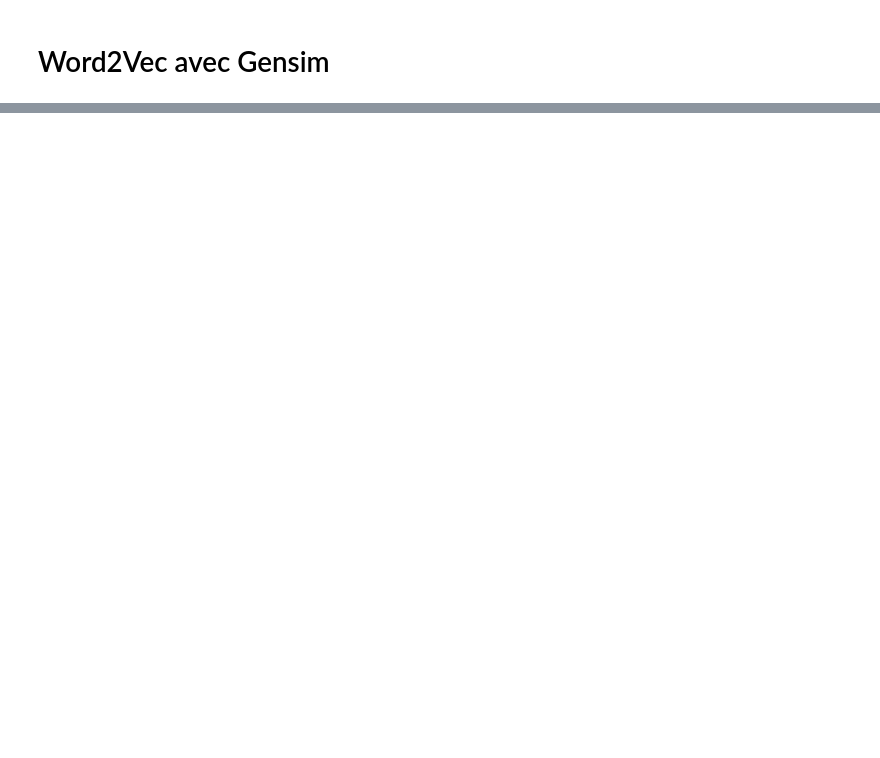
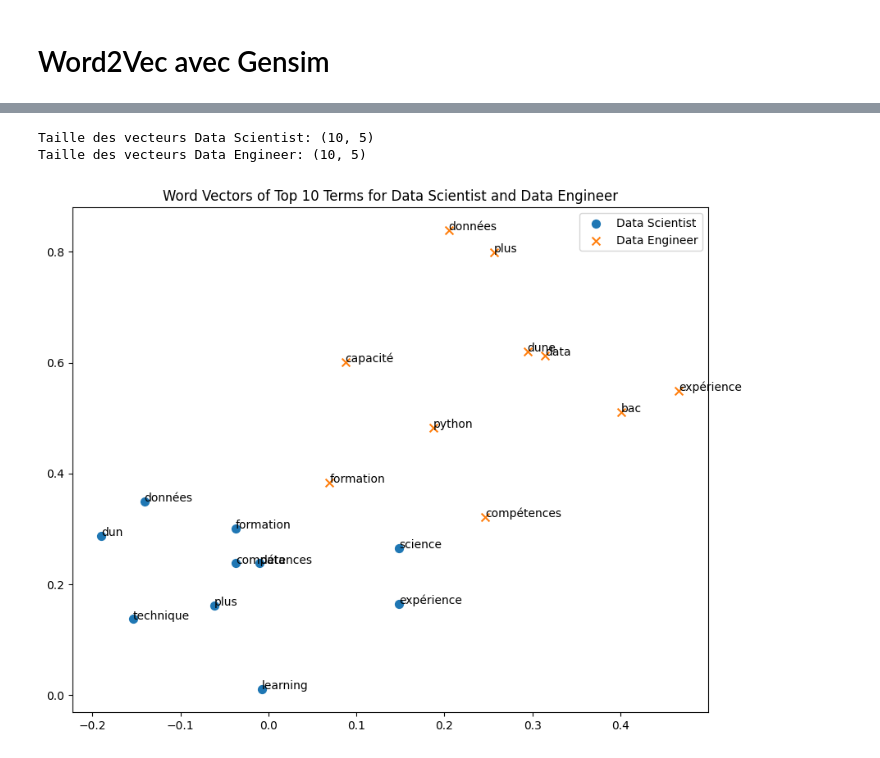
Before and after one commit to Abdouragit/Text_mining, a Jupyter notebook: Wordtovec.ipynb, the cells around one changed output, grey strips where cells are left out. Saved outputs shown, nothing was run; the diff lists cells and outputs as text; code cells hidden in the pictures; blank space fills up the shorter version.

```diff
--- a/Wordtovec.ipynb
+++ b/Wordtovec.ipynb
@@ -724,0 +257,7 @@ jobs.to_csv('jobs_combine.csv', index=False)
+# %%
+# Extraire les termes les plus fréquents dans chaque modèle
+terms_data_scientist = list(wordsDS.index_to_key)
+terms_data_engineer = list(wordsDE.index_to_key)
+# %%
+top_terms_data_scientist = terms_data_scientist[:10]
+top_terms_data_engineer = terms_data_engineer[:10]
@@ -724,0 +267,34 @@ jobs.to_csv('jobs_combine.csv', index=False)
+# %%
+# Extraire les vecteurs des termes communs
+vectors_data_scientist = wordsDS[top_terms_data_scientist]
+vectors_data_engineer = wordsDE[top_terms_data_engineer]
+# %%
+# Créer un DataFrame pour faciliter la manipulation des données
+df_scientist = pd.DataFrame(vectors_data_scientist, columns=[f'V{i}' for i in range(vectors_data_scientist.shape[1])], index=top_terms_data_scientist)
+df_engineer = pd.DataFrame(vectors_data_engineer, columns=[f'V{i}' for i in range(vectors_data_engineer.shape[1])], index=top_terms_data_engineer)
+# %%
+# Afficher la taille des vecteurs
+print("Taille des vecteurs Data Scientist:", vectors_data_scientist.shape)
+print("Taille des vecteurs Data Engineer:", vectors_data_engineer.shape)
+# %% [output]
+Taille des vecteurs Data Scientist: (10, 5)
+Taille des vecteurs Data Engineer: (10, 5)
+# %%
+# Graphique dans le plan
+plt.figure(figsize=(10, 8))
+
+# Scatter plot pour Data Scientist
+plt.scatter(df_scientist['V0'], df_scientist['V1'], s=50, label='Data Scientist')
+for i in range(df_scientist.shape[0]):
+    plt.annotate(df_scientist.index[i], (df_scientist['V0'][i], df_scientist['V1'][i]))
+
+# Scatter plot pour Data Engineer
+plt.scatter(df_engineer['V0'], df_engineer['V1'], s=50, label='Data Engineer', marker='x')
+for i in range(df_engineer.shape[0]):
+    plt.annotate(df_engineer.index[i], (df_engineer['V0'][i], df_engineer['V1'][i]))
+
+plt.legend()
+plt.title('Word Vectors of Top 10 Terms for Data Scientist and Data Engineer')
+plt.show()
+# %% [output]
+[figure, added]
```
Also changed, not shown: parts of 76 cells of this notebook, 31 other files.
